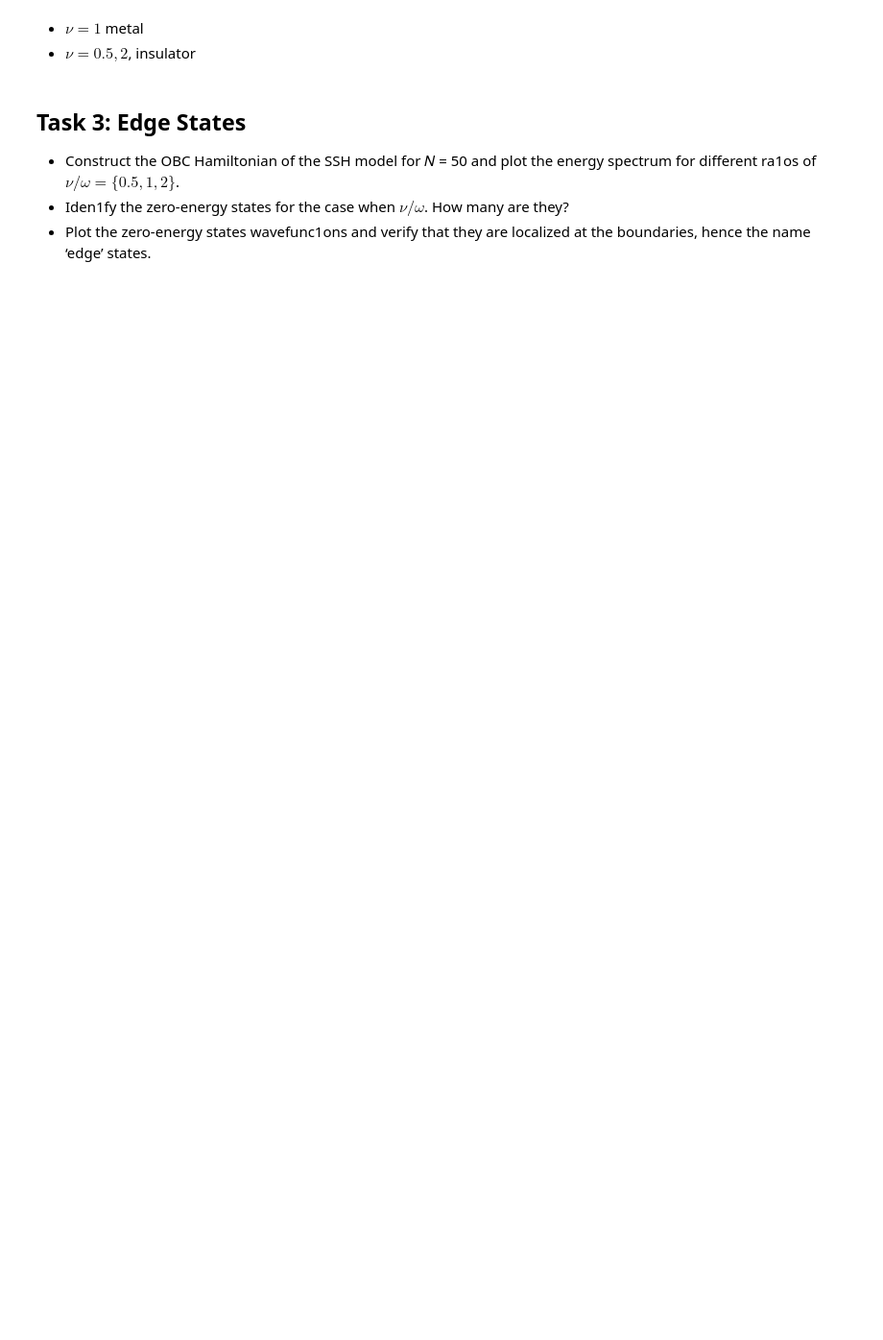
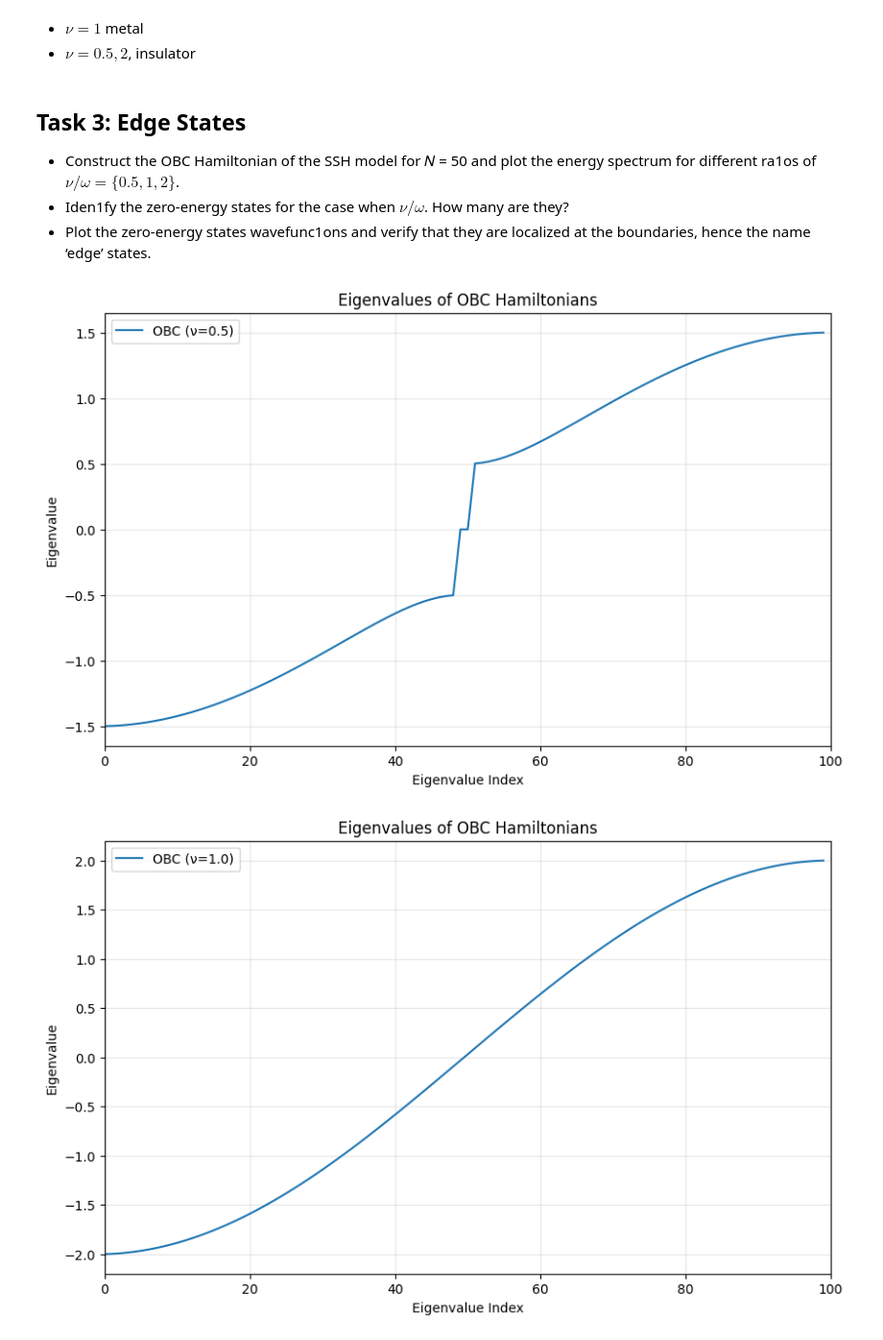
Before and after one commit to zengxuanliu2005/Solid_State_Physics_Project, a Jupyter notebook: scr/project.ipynb, the cells around one changed output. Shown at 96% size. Saved outputs shown, nothing was run; the diff lists cells and outputs as text; code cells hidden in the pictures; blank space fills up the shorter version.

```diff
--- a/scr/project.ipynb
+++ b/scr/project.ipynb
@@ -256,3 +257,49 @@ plt.show()
 + Construct the OBC Hamiltonian of the SSH model for 𝑁 = 50 and plot the energy spectrum for different ra1os of $\nu/\omega = \{0.5,1,2\}$.
 + Iden1fy the zero-energy states for the case when $\nu/\omega$. How many are they?
 + Plot the zero-energy states wavefunc1ons and verify that they are localized at the boundaries, hence the name ‘edge’ states.
+# %%
+# Diagonalize
+N = 50
+nu_1 = 0.5
+nu_2 = 1
+nu_3 = 2
+omega = 1
+E_OBC_1, psi_OBC_1 = np.linalg.eigh(obc_Hamiltonian(N, nu_1, omega))
+E_OBC_2, psi_OBC_2 = np.linalg.eigh(obc_Hamiltonian(N, nu_2, omega))
+E_OBC_3, psi_OBC_3 = np.linalg.eigh(obc_Hamiltonian(N, nu_3, omega))
+# %%
+plt.figure(figsize=(10, 6))
+
+plt.plot(range(2 * N), E_OBC_1, label='OBC (ν=0.5)')
+plt.xlabel('Eigenvalue Index')
+plt.ylabel('Eigenvalue')
+plt.title('Eigenvalues of OBC Hamiltonians')
+plt.legend(loc='upper left')
+plt.grid(True, alpha = 0.3)
+plt.xlim(0, 2 * N)
+plt.show()
+
+plt.figure(figsize=(10, 6))
+
+plt.plot(range(2 * N), E_OBC_2, label='OBC (ν=1.0)')
+plt.xlabel('Eigenvalue Index')
+plt.ylabel('Eigenvalue')
+plt.title('Eigenvalues of OBC Hamiltonians')
+plt.legend(loc='upper left')
+plt.grid(True, alpha = 0.3)
+plt.xlim(0, 2 * N)
+plt.show()
+
+plt.figure(figsize=(10, 6))
+
+plt.plot(range(2 * N), E_OBC_3, label='OBC (ν=2.0)')
+plt.xlabel('Eigenvalue Index')
+plt.ylabel('Eigenvalue')
+plt.title('Eigenvalues of OBC Hamiltonians')
+plt.legend(loc='upper left')
+plt.grid(True, alpha = 0.3)
+plt.xlim(0, 2 * N)
+plt.show()
+# %% [output]
+[figure, added]
+[figure, added]
```
Also changed, not shown: parts of 14 cells of this notebook, 20 other files.
